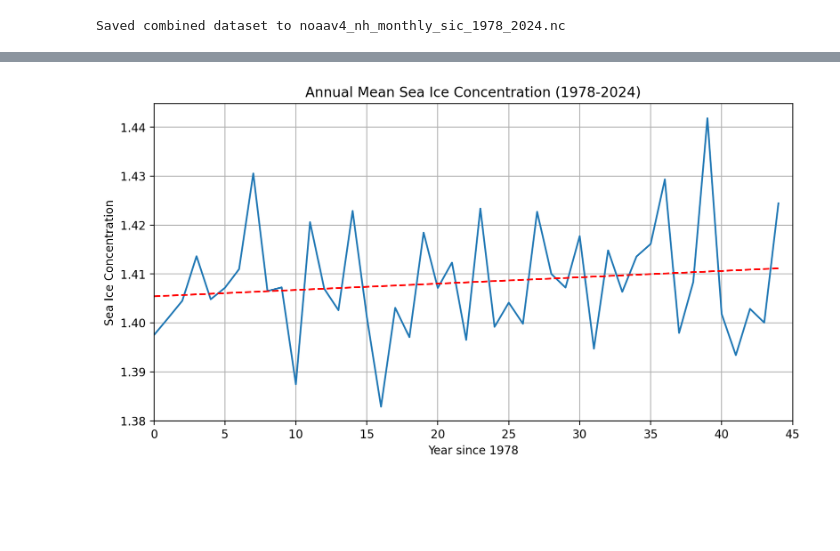
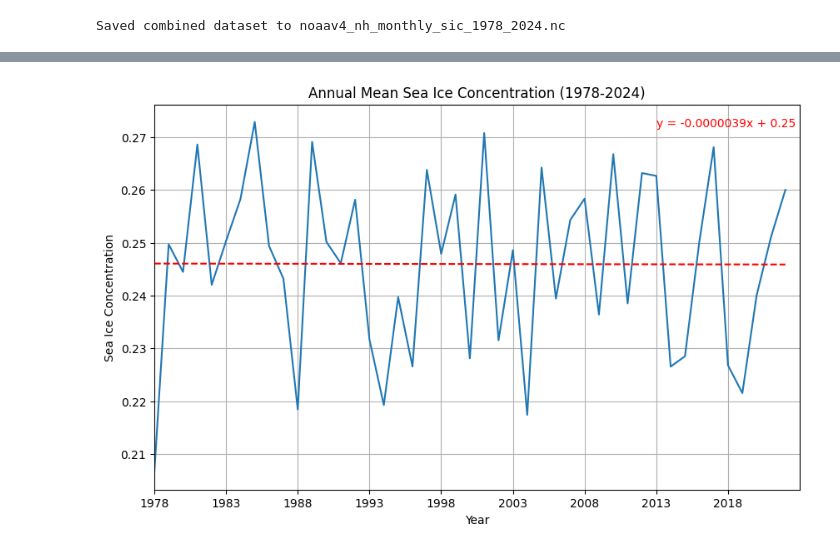
Before and after one commit to skylargale/MLGEO2024_skycgale, a Jupyter notebook: project/get_sea_ice_data.ipynb, the cells around one changed output, grey strips where cells are left out. Drawn from its saved outputs; the diff is of its cells as text; code cells hidden in the pictures; blank space fills up the shorter version.

```diff
--- a/project/get_sea_ice_data.ipynb
+++ b/project/get_sea_ice_data.ipynb
@@ -120,19 +158,45 @@ plt.show()
 # %%
 # We can also calculate the annual mean sea ice concentration
-# Note we will adjust the data to plot complete years, so we cut off the last 5 months (2024)
-annual_mean_sic = np.reshape(ds_test['cdr_seaice_conc_monthly'].mean(dim=['x', 'y'])[:-5], (45, 12))
-annual_mean_sic = np.mean(annual_mean_sic, axis=1)
+# Note we will adjust the data to plot complete years, so we cut off first two and last three months
+sic = ds_test['monthly_sic'][2:-3].values
+
+# Now we want the mean sea ice concentration where the concentration is less than or equal to 1.0
+sic = np.where(sic <= 1.0, sic, np.nan)
+
+# Reshape the first dimesnion to represent years and months (45, 12)
+sic = sic.reshape(-1, 12, 448, 304)
+
+# Take the mean of the sea ice concentration each year
+annual_mean_sic = np.nanmean(sic, axis=(1, 2, 3))
 
 # Plot the annual mean sea ice concentration
-plt.figure(dpi=200)
+plt.figure(figsize=(10, 6))
+
+# Plot the annual mean sea ice concentration
 plt.plot(annual_mean_sic)
+
+# Add a linear trend
 trend = np.polyfit(range(len(annual_mean_sic)), annual_mean_sic, 1)  # Plot a linear trend on top of the data
+
+# Add the linear trend to the plot
 plt.plot(range(len(annual_mean_sic)), np.polyval(trend, range(len(annual_mean_sic))), 'r--')
+
+# Show the linear trend equation
+plt.text(35, 0.272, f'y = {trend[0]:.7f}x + {trend[1]:.2f}', color='red')
+
+# Adjust the x tick labels so they begin at 1978
+plt.xticks(range(0, len(annual_mean_sic), 5), range(1978, 2023, 5))
+
+# Add a title and labels
 plt.title('Annual Mean Sea Ice Concentration (1978-2024)')
-plt.xlabel('Year since 1978')
+plt.xlabel('Year')
 plt.ylabel('Sea Ice Concentration')
+
+# Add a grid
 plt.xlim(0, len(annual_mean_sic))
 plt.grid()
+
+# Show the plot
 plt.show()
 # %% [output]
-[figure, old version]
+[figure, new version]
```
Also changed, not shown: parts of 7 cells of this notebook, 3 other files.
